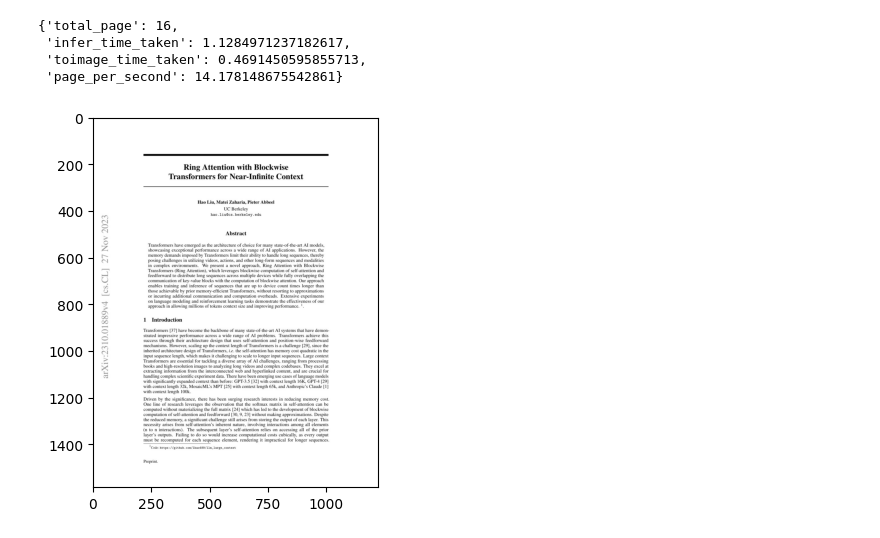
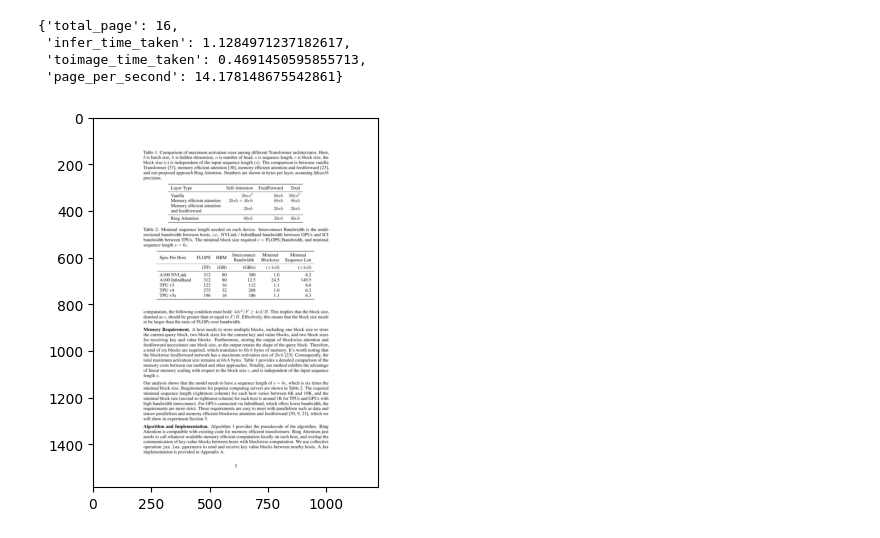
Before and after one commit to mesolitica/dynamic-batch-RAG-pipeline, a Jupyter notebook: notebook/ocr.ipynb, the cells around one changed output. Drawn from its saved outputs; the diff is of its cells as text; code cells hidden in the pictures.

```diff
--- a/notebook/ocr.ipynb
+++ b/notebook/ocr.ipynb
@@ -21,11 +21,11 @@ r['stats']
  'toimage_time_taken': 0.4691450595855713,
  'page_per_second': 14.178148675542861}
 # %%
-image_data = base64.b64decode(r['result'][0]['img'])
+image_data = base64.b64decode(r['result'][4]['img'])
 image = Image.open(BytesIO(image_data))
 image_np = np.array(image)
 plt.imshow(image_np)
 plt.show()
 # %% [output]
-[figure, old version]
+[figure, new version]
 # %%
```
Also changed, not shown: parts of 10 cells of this notebook, 5 other files.
